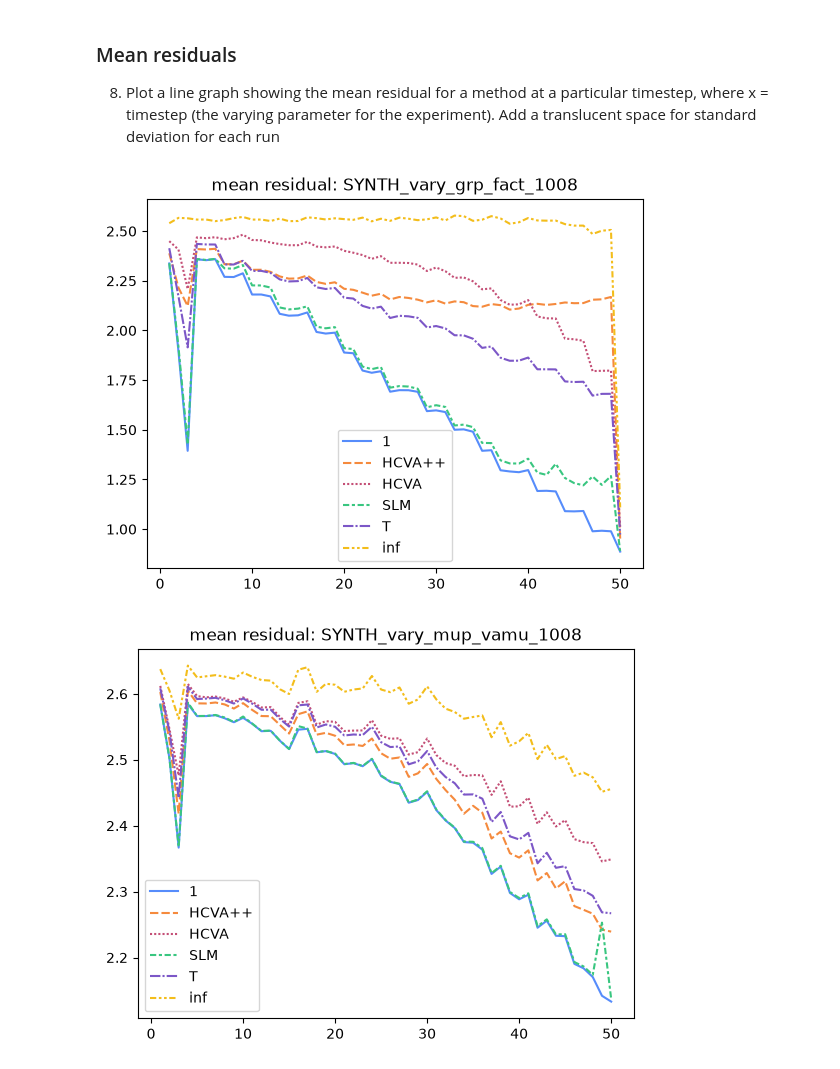
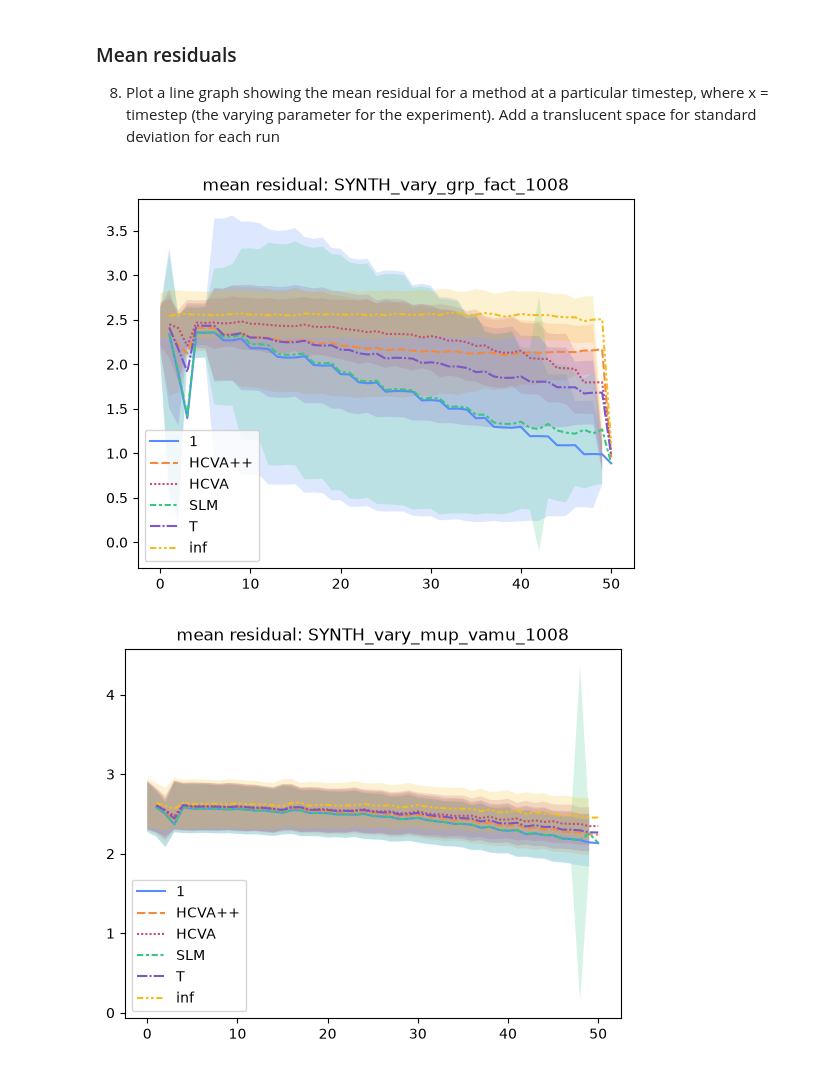
Before and after one commit to JosephTrevorrow/HCVA-plus-plus, a Jupyter notebook: data_analysis/results_explorer.ipynb, the cells around one changed output. Cells and saved outputs as stored; diff of their text form; code cells hidden in the pictures.

```diff
--- a/data_analysis/results_explorer.ipynb
+++ b/data_analysis/results_explorer.ipynb
@@ -134,11 +135,14 @@ for exp_name, [ind_dfs, ind_diff_dfs] in experiment_dicts.items():
 # %%
 for exp_name, [ind_dfs, ind_diff_dfs] in experiment_dicts.items():
     # Make a new dataframe where each col is a method, and each row is a mean (following seaborn)
     plot_df = pd.DataFrame()
+    std_df = pd.DataFrame()
     for key, df in ind_dfs.items():
         plot_df[key] = df.mean(axis=0)
+        std_df[key] = df.std(axis=0)
+        plt.fill_between(np.arange(0,50,1), np.subtract(plot_df[key], std_df[key]), np.add(plot_df[key], std_df[key]), alpha=0.2)
     sns.lineplot(data=plot_df).set(title="mean residual: "+exp_name)
     plt.show()
 # %% [output]
-[figure, old version]
+[figure, new version]
-[figure, old version]
+[figure, new version]
```
Also changed, not shown: parts of 4 cells of this notebook.
